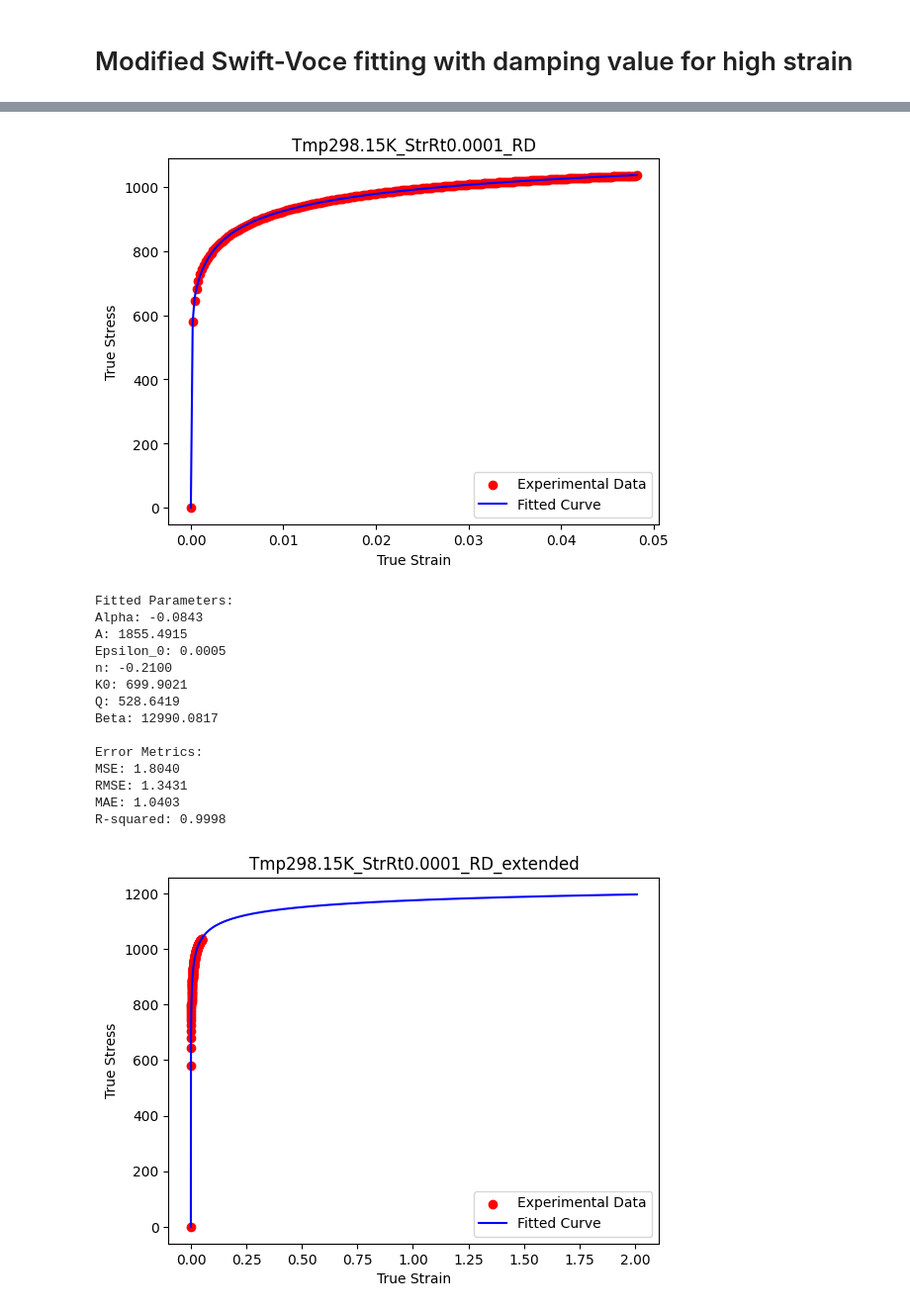
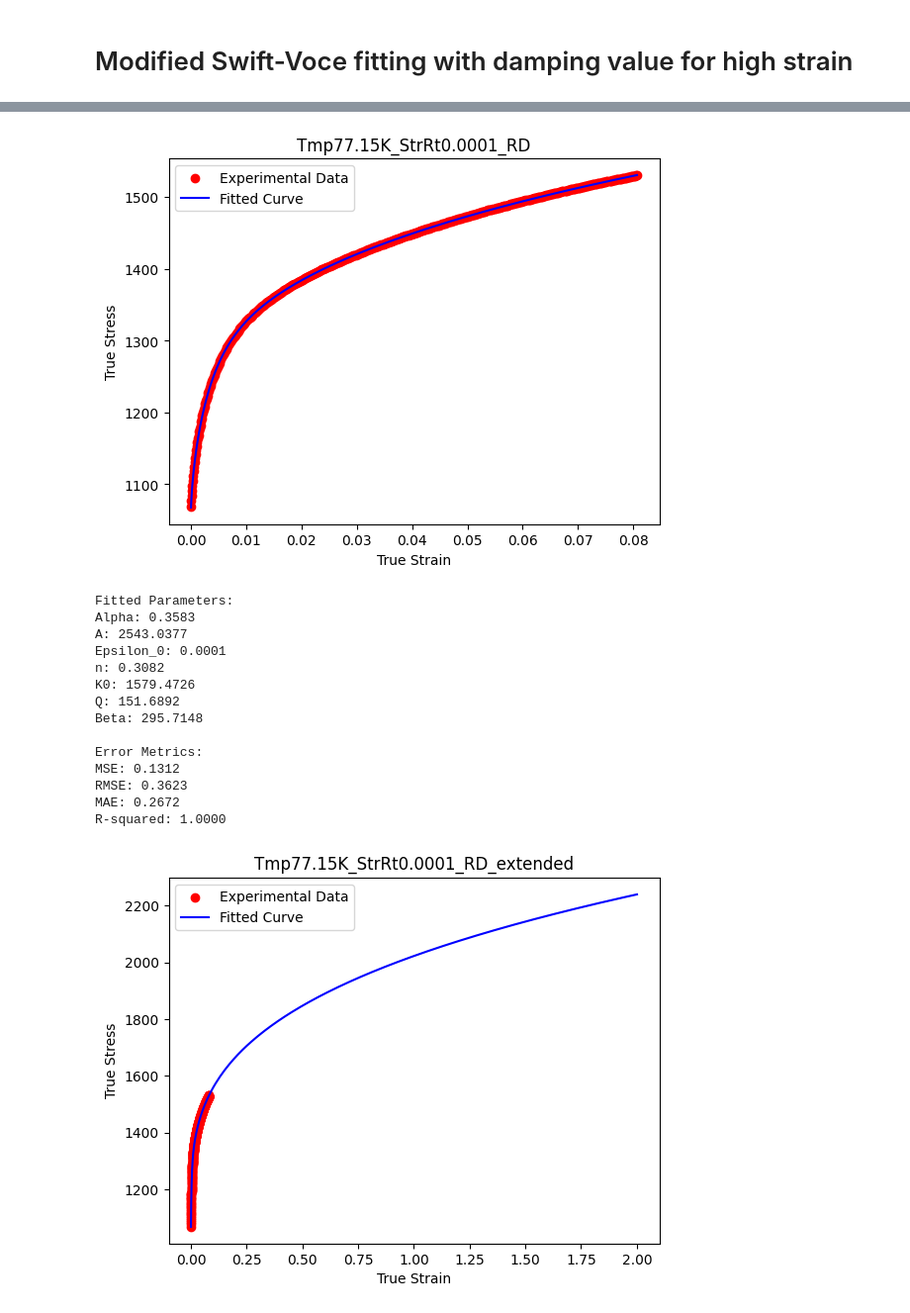
Before and after one commit to meiannnnn/coe-final-project, a Jupyter notebook: sv_fitting.ipynb, the cells around one changed output, grey strips where cells are left out. Shown at 99% size. Cells and saved outputs as stored; diff of their text form; code cells hidden in the pictures.

```diff
--- a/sv_fitting.ipynb
+++ b/sv_fitting.ipynb
@@ -103,9 +103,9 @@ def analyze_msv_fit(file_path, strain_column, stress_column, title, initial_gues
     stress = data[stress_column].dropna().values
 
     # Define the Modified Swift-Voce equation
-    def modified_swift_voce(strain, A, B, n, K, epsilon0, alpha, beta):
+    def modified_swift_voce(strain, A, B, n, Q, epsilon0, alpha, beta):
         swift_part = A * (strain + epsilon0) ** n  # Swift law
-        voce_part = K * (1 - np.exp(-B * strain))  # Voce law
+        voce_part = Q * (1 - np.exp(-B * strain))  # Voce law
         damping = (1 - np.exp(-alpha * strain)) / (1 + beta * strain)  # Damping term
         return swift_part + voce_part * damping
 
@@ -155,12 +155,12 @@ def analyze_msv_fit(file_path, strain_column, stress_column, title, initial_gues
     # Print fitted parameters for both regions
     print(f'Fitted Parameters for Low Strain (<0.02):\n'
           f'A: {params_low[0]:.4f}, B: {params_low[1]:.4f}, n: {params_low[2]:.4f}, '
-          f'K: {params_low[3]:.4f}, Epsilon_0: {params_low[4]:.4f}, '
+          f'Q: {params_low[3]:.4f}, Epsilon_0: {params_low[4]:.4f}, '
           f'Alpha: {params_low[5]:.4f}, Beta: {params_low[6]:.4f}')
 
     print(f'Fitted Parameters for High Strain (>=0.02):\n'
           f'A: {params_high[0]:.4f}, B: {params_high[1]:.4f}, n: {params_high[2]:.4f}, '
-          f'K: {params_high[3]:.4f}, Epsilon_0: {params_high[4]:.4f}, '
+          f'Q: {params_high[3]:.4f}, Epsilon_0: {params_high[4]:.4f}, '
           f'Alpha: {params_high[5]:.4f}, Beta: {params_high[6]:.4f}')
 
     extended_strain = np.concatenate((strain, np.arange(strain[-1] + 0.01, 2.01, 0.01)))
@@ -175,6 +175,8 @@ def analyze_msv_fit(file_path, strain_column, stress_column, title, initial_gues
 
     return params_low, params_high
 
+'''
 condition = 'Tmp298.15K_StrRt1_RD'
 analyze_msv_fit('data/Exp_FC_StrRtDpn_TmpDpn_Tmp298.csv', condition + '_E', condition + '_S', condition)
+'''
 # %% [output]
@@ -193,34 +186,35 @@ A: 1194.0092, B: 14.7818, n: 0.0373, K: 759.6380, Epsilon_0: 0.0000, Alpha: 0.00
 # %%
 params = [] #store all parameters
 params_name  = ['alpha', 'A', 'epsilon_0', 'n', 'k0', 'Q', 'beta']
-conditions = ['Tmp298.15K_StrRt0.0001_RD', 'Tmp298.15K_StrRt0.0001_DD', 'Tmp298.15K_StrRt0.0001_TD', 'Tmp298.15K_StrRt0.001_RD', 'Tmp298.15K_StrRt0.001_DD', 'Tmp298.15K_StrRt0.001_TD', 'Tmp298.15K_StrRt0.01_RD', 'Tmp298.15K_StrRt0.01_DD', 'Tmp298.15K_StrRt0.01_TD', 'Tmp298.15K_StrRt0.1_DD', 'Tmp298.15K_StrRt0.1_TD','Tmp298.15K_StrRt1_RD']
-#conditions = ['Tmp77.15K_StrRt0.0001_RD']
+#conditions = ['Tmp298.15K_StrRt0.0001_RD', 'Tmp298.15K_StrRt0.0001_DD', 'Tmp298.15K_StrRt0.0001_TD', 'Tmp298.15K_StrRt0.001_RD', 'Tmp298.15K_StrRt0.001_DD', 'Tmp298.15K_StrRt0.001_TD', 'Tmp298.15K_StrRt0.01_RD', 'Tmp298.15K_StrRt0.01_DD', 'Tmp298.15K_StrRt0.01_TD', 'Tmp298.15K_StrRt0.1_DD', 'Tmp298.15K_StrRt0.1_TD','Tmp298.15K_StrRt1_RD']
+conditions = ['Tmp77.15K_StrRt0.0001_RD']
 for condition in conditions:
-    params.append(analyze_sv_fit('data/Exp_FC_StrRtDpn_TmpDpn_Tmp298.csv', condition + '_E', condition + '_S', condition))
-
+    params.append(analyze_sv_fit('data/Exp_FC_StrRtDpn_TmpDpn_Tmp77.csv', condition + '_E', condition + '_S', condition))
+'''
 for i in range(7):
     plt.figure(figsize=(8, 5))  # Create a new figure for each plot
     plt.plot(conditions, [p[i] for p in params], marker='o')
     plt.xlabel('Conditions')
     plt.xticks(rotation=60)
     plt.ylabel(params_name[i])
     plt.title(params_name[i] + ' of Each Condition')
     plt.tight_layout()  # Adjust layout to prevent label cut-off
     plt.show()  # Display the plot
+'''
 # %% [output]
-[figure, old version]
+[figure, new version]
 Fitted Parameters:
-Alpha: -0.0843
-A: 1855.4915
-Epsilon_0: 0.0005
-n: -0.2100
-K0: 699.9021
-Q: 528.6419
-Beta: 12990.0817
+Alpha: 0.3583
+A: 2543.0377
+Epsilon_0: 0.0001
+n: 0.3082
+K0: 1579.4726
+Q: 151.6892
+Beta: 295.7148
 
 Error Metrics:
-MSE: 1.8040
-RMSE: 1.3431
-MAE: 1.0403
-R-squared: 0.9998
+MSE: 0.1312
+RMSE: 0.3623
+MAE: 0.2672
+R-squared: 1.0000
-[figure, old version]
+[figure, new version]
```
Also changed, not shown: parts of 3 cells of this notebook.
